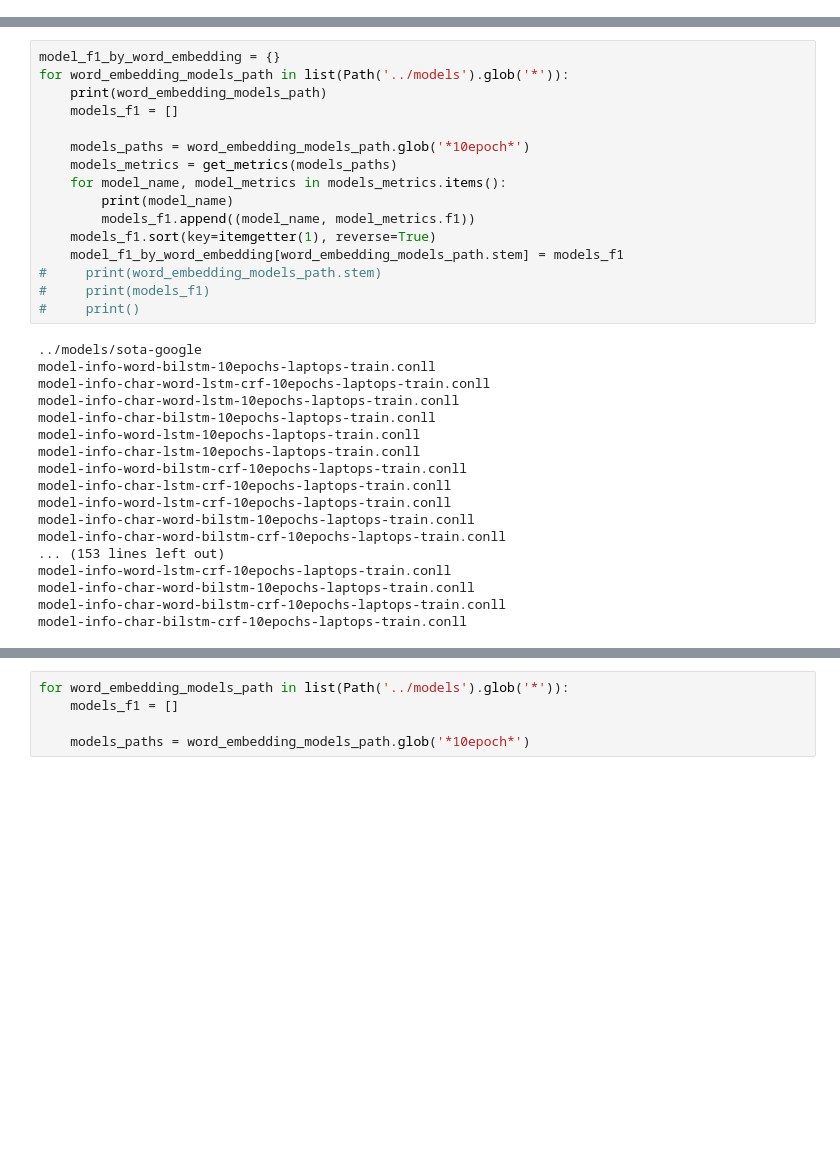
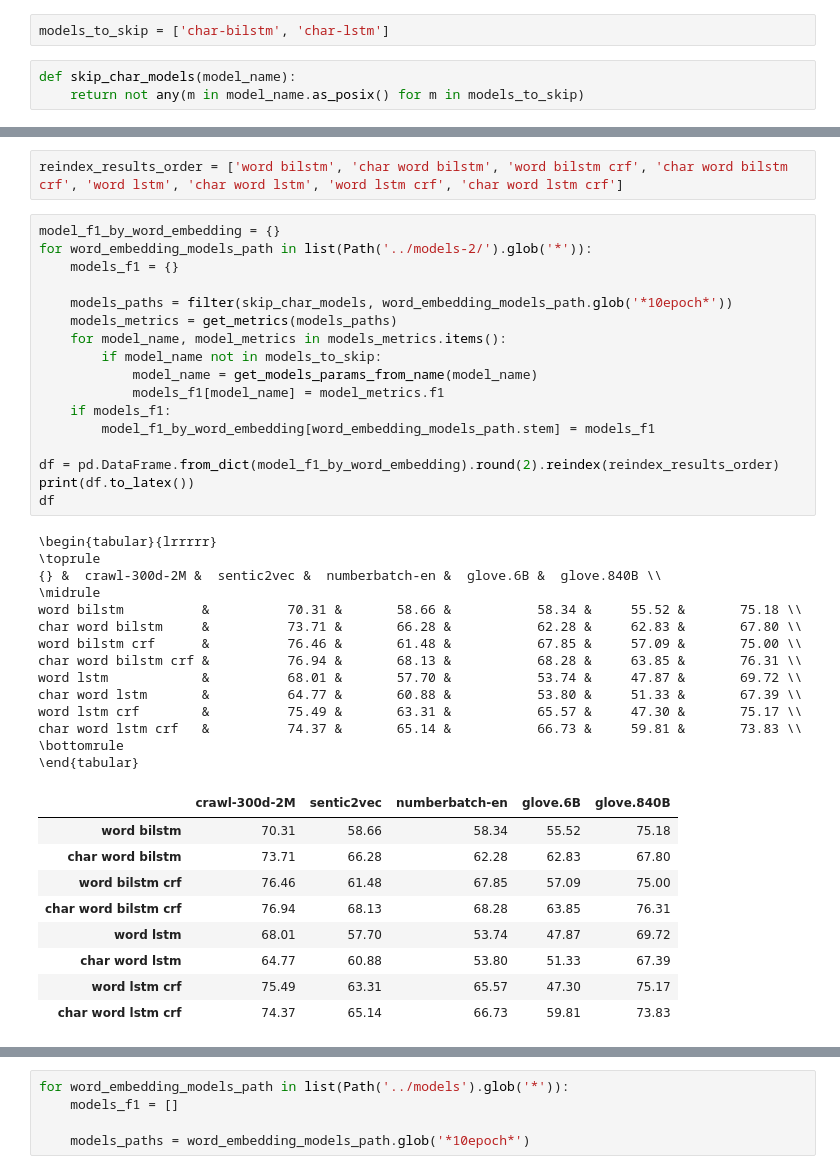
Before and after one commit to laugustyniak/nlp-architect, a Jupyter notebook: examples/aspect_extraction/notebooks/analyze-aspects-results.ipynb, the cells around one changed output, grey strips where cells are left out. Cells and saved outputs as stored; diff of their text form; blank space fills up the shorter version.

Commit message:
notebooks checkpoints and word embeddings statistics

```diff
--- a/examples/aspect_extraction/notebooks/analyze-aspects-results.ipynb
+++ b/examples/aspect_extraction/notebooks/analyze-aspects-results.ipynb
@@ -53,0 +24,5 @@ sys.path.append('/home/laugustyniak/github/phd/nlp-architect/')
+# %%
+models_to_skip = ['char-bilstm', 'char-lstm']
+# %%
+def skip_char_models(model_name):
+    return not any(m in model_name.as_posix() for m in models_to_skip)
@@ -54,34 +49,43 @@ sys.path.append('/home/laugustyniak/github/phd/nlp-architect/')
+# %%
+reindex_results_order = ['word bilstm', 'char word bilstm', 'word bilstm crf', 'char word bilstm crf', 'word lstm', 'char word lstm', 'word lstm crf', 'char word lstm crf']
 # %%
 model_f1_by_word_embedding = {}
-for word_embedding_models_path in list(Path('../models').glob('*')):
-    print(word_embedding_models_path)
-    models_f1 = []
+for word_embedding_models_path in list(Path('../models-2/').glob('*')):
+    models_f1 = {}
 
-    models_paths = word_embedding_models_path.glob('*10epoch*')
+    models_paths = filter(skip_char_models, word_embedding_models_path.glob('*10epoch*'))
     models_metrics = get_metrics(models_paths)
     for model_name, model_metrics in models_metrics.items():
-        print(model_name)
-        models_f1.append((model_name, model_metrics.f1))
-    models_f1.sort(key=itemgetter(1), reverse=True)
-    model_f1_by_word_embedding[word_embedding_models_path.stem] = models_f1
-#     print(word_embedding_models_path.stem)
-#     print(models_f1)
-#     print()
+        if model_name not in models_to_skip:
+            model_name = get_models_params_from_name(model_name)
+            models_f1[model_name] = model_metrics.f1
+    if models_f1:
+        model_f1_by_word_embedding[word_embedding_models_path.stem] = models_f1
+
+df = pd.DataFrame.from_dict(model_f1_by_word_embedding).round(2).reindex(reindex_results_order)
+print(df.to_latex())
+df
 # %% [output]
-../models/sota-google
-model-info-word-bilstm-10epochs-laptops-train.conll
-model-info-char-word-lstm-crf-10epochs-laptops-train.conll
-model-info-char-word-lstm-10epochs-laptops-train.conll
-model-info-char-bilstm-10epochs-laptops-train.conll
-model-info-word-lstm-10epochs-laptops-train.conll
-model-info-char-lstm-10epochs-laptops-train.conll
-model-info-word-bilstm-crf-10epochs-laptops-train.conll
-model-info-char-lstm-crf-10epochs-laptops-train.conll
-model-info-word-lstm-crf-10epochs-laptops-train.conll
-model-info-char-word-bilstm-10epochs-laptops-train.conll
-model-info-char-word-bilstm-crf-10epochs-laptops-train.conll
-... (153 lines left out)
-model-info-word-lstm-crf-10epochs-laptops-train.conll
-model-info-char-word-bilstm-10epochs-laptops-train.conll
-model-info-char-word-bilstm-crf-10epochs-laptops-train.conll
-model-info-char-bilstm-crf-10epochs-laptops-train.conll
+\begin{tabular}{lrrrrr}
+\toprule
+{} &  crawl-300d-2M &  sentic2vec &  numberbatch-en &  glove.6B &  glove.840B \\
+\midrule
+word bilstm          &          70.31 &       58.66 &           58.34 &     55.52 &       75.18 \\
+char word bilstm     &          73.71 &       66.28 &           62.28 &     62.83 &       67.80 \\
+word bilstm crf      &          76.46 &       61.48 &           67.85 &     57.09 &       75.00 \\
+char word bilstm crf &          76.94 &       68.13 &           68.28 &     63.85 &       76.31 \\
+word lstm            &          68.01 &       57.70 &           53.74 &     47.87 &       69.72 \\
+char word lstm       &          64.77 &       60.88 &           53.80 &     51.33 &       67.39 \\
+word lstm crf        &          75.49 &       63.31 &           65.57 &     47.30 &       75.17 \\
+char word lstm crf   &          74.37 &       65.14 &           66.73 &     59.81 &       73.83 \\
+\bottomrule
+\end{tabular}
+|  | crawl-300d-2M | sentic2vec | numberbatch-en | glove.6B | glove.840B |
+| word bilstm | 70.31 | 58.66 | 58.34 | 55.52 | 75.18 |
+| char word bilstm | 73.71 | 66.28 | 62.28 | 62.83 | 67.80 |
+| word bilstm crf | 76.46 | 61.48 | 67.85 | 57.09 | 75.00 |
+| char word bilstm crf | 76.94 | 68.13 | 68.28 | 63.85 | 76.31 |
+| word lstm | 68.01 | 57.70 | 53.74 | 47.87 | 69.72 |
+| char word lstm | 64.77 | 60.88 | 53.80 | 51.33 | 67.39 |
+| word lstm crf | 75.49 | 63.31 | 65.57 | 47.30 | 75.17 |
+| char word lstm crf | 74.37 | 65.14 | 66.73 | 59.81 | 73.83 |
```
Also changed, not shown: parts of 37 cells of this notebook, 2 other files.
